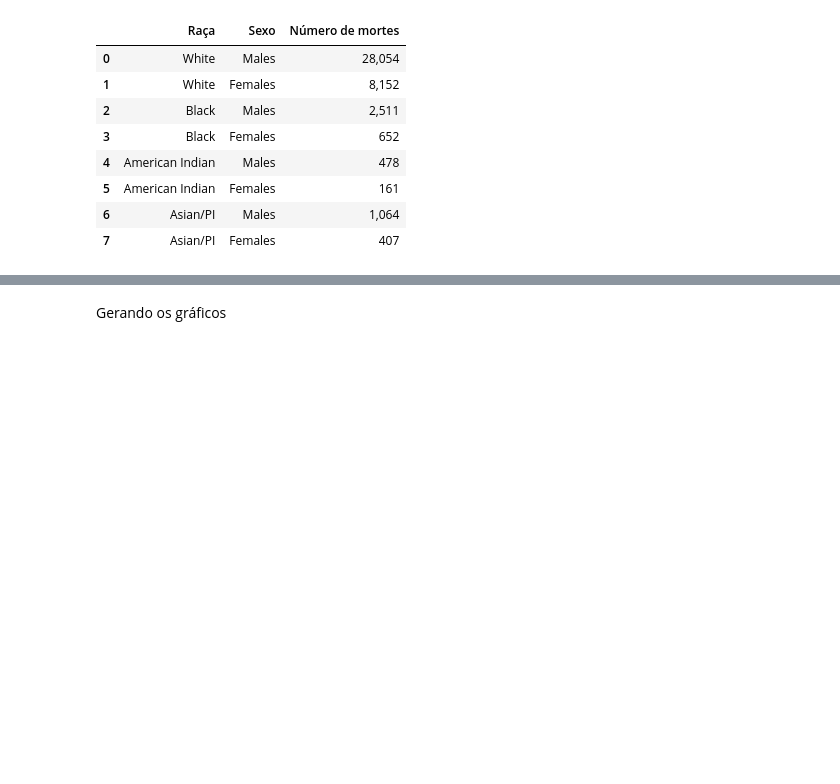
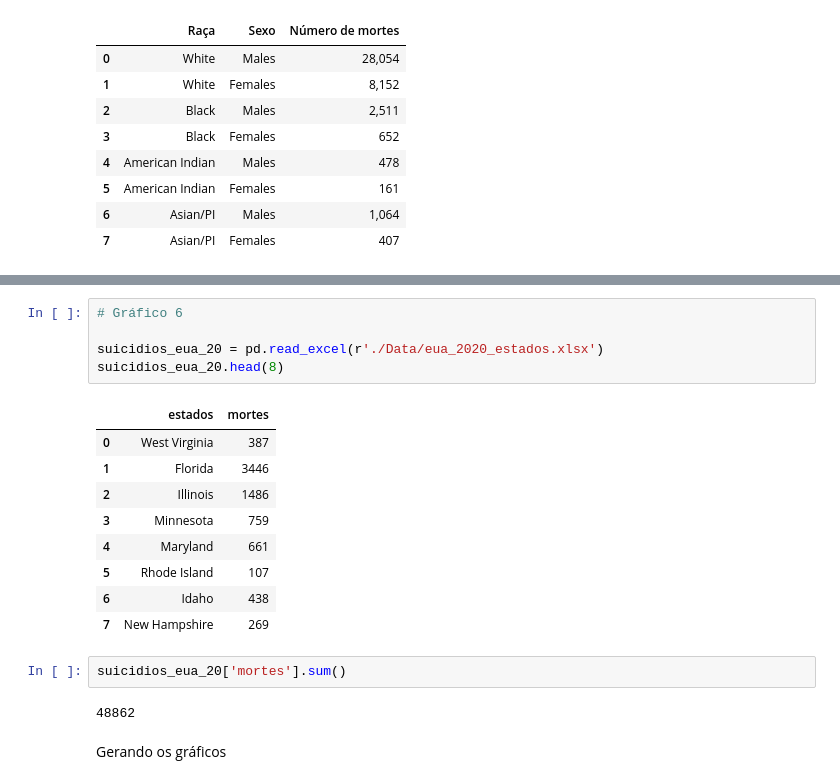
Before and after one commit to brunabellini/Projeto_FaleSobre, a Jupyter notebook: Caderno Jupyter- Grupo 6.ipynb, the cells around one changed output, grey strips where cells are left out. Saved outputs shown, nothing was run; the diff lists cells and outputs as text; blank space fills up the shorter version.

```diff
--- a/Caderno Jupyter- Grupo 6.ipynb
+++ b/Caderno Jupyter- Grupo 6.ipynb
@@ -825,3 +833,22 @@ df.head(8)
+# %%
+# Gráfico 6
+
+suicidios_eua_20 = pd.read_excel(r'./Data/eua_2020_estados.xlsx')
+suicidios_eua_20.head(8)
+# %% [output]
+|  | estados | mortes |
+| 0 | West Virginia | 387 |
+| 1 | Florida | 3446 |
+| 2 | Illinois | 1486 |
+| 3 | Minnesota | 759 |
+| 4 | Maryland | 661 |
+| 5 | Rhode Island | 107 |
+| 6 | Idaho | 438 |
+| 7 | New Hampshire | 269 |
+# %%
+suicidios_eua_20['mortes'].sum()
+# %% [output]
+48862
 # %% [markdown]
 Gerando os gráficos
 # %%
```
Also changed, not shown: parts of 30 cells of this notebook, 7 other files.
